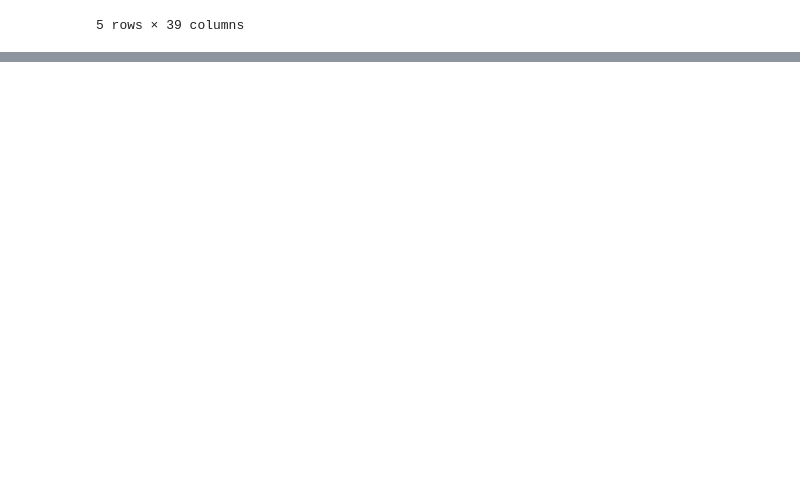
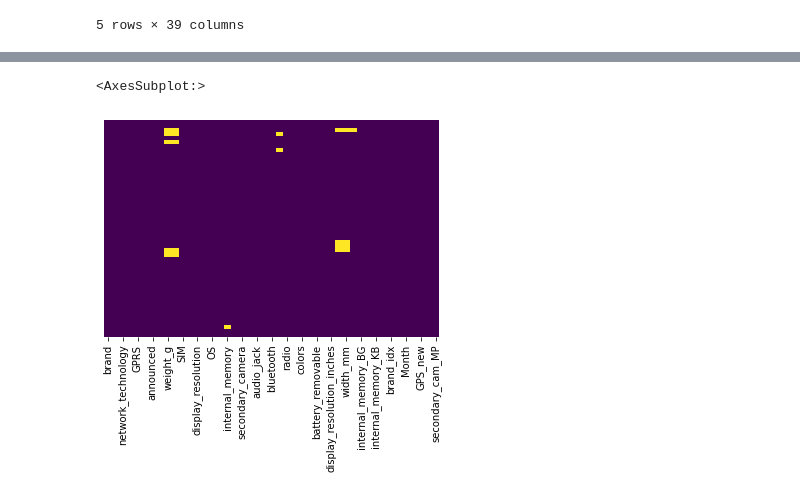
Before and after one commit to OmarCardoso/Projeto-telecom-gsm, a Jupyter notebook: code_01.ipynb, the cells around one changed output, grey strips where cells are left out. Cells and saved outputs as stored; diff of their text form; code cells hidden in the pictures; blank space fills up the shorter version.

```diff
--- a/code_01.ipynb
+++ b/code_01.ipynb
@@ -121,0 +621,33 @@ AttributeError: 'Series' object has no attribute 'convert_objects'
+# %%
+phones_new['secondary_cam_MP'].replace('8MP',8,inplace=True)
+phones_new['secondary_cam_MP'].replace('1.3MP',1.3,inplace=True)
+phones_new['secondary_cam_MP'].replace(['No','Yes','QCIF','0.','QVGA','Videocalling','CIF','0','VGA|','HD','Dual','VGA','Spy','VGA@15fps','QCIF@15fps','VGA/','720p','Videocall',],0,inplace=True)
+# %%
+# OS  (Operation System) coluna será inteiro
+
+a_regex = '(""|Android|Windows|Firefox|iOS|BlackBerry|Linux|webOS|Sailfish|Nokia|Symbian|Tizen)'
+OS_replacements = {'':0, 'Android':1,'Windows':2,'Firefox':3,'iOS':4,'BlackBerry':5,'Linux':6,'webOS':7,'Sailfish':8,'Nokia':9
+                   ,'Symbian':10,'Tizen':11}
+
+#Extari usando Regex
+phones_new['OS'] = phones_new['OS'].str.extract(a_regex).fillna('')
+#verifica no dicionario
+phones_new['OS'] = phones_new['OS'].apply(lambda x: OS_replacements.get(x,''))
+#Usa o valor default de outra coluna se nao tiver outro valor
+# %%
+# drop rows com NAN e 0
+phones_new=phones_new[phones_new['length_mm']!=0]
+phones_new=phones_new[phones_new['length_mm']!=""]
+# %%
+#troca o tipo (length_mm,Year, primary_cam_MP, secondary_cam_MP) para numerico
+phones_new['year'] = phones_new['year'].apply(lambda x: int(x))
+phones_new['primary_cam_MP'] = phones_new['primary_cam_MP'].apply(lambda x: float(x))
+phones_new['secondary_cam_MP'] = phones_new['secondary_cam_MP'].apply(lambda x: float(x))
+phones_new['length_mm']=phones_new['length_mm'].apply(lambda x: float(x))
+# %%
+# dropa colunas com mais de 1,000 cells vazias
+phones_new.drop(['3G_bands','CPU','network_speed','Chipset','sensors','GPU','RAM'], axis=1, inplace=True)
+sns.heatmap(phones_new.isnull(),yticklabels=False,cbar=False,cmap='viridis')
+# %% [output]
+<AxesSubplot:>
+[figure, added]
```
Also changed, not shown: parts of 72 cells of this notebook.
